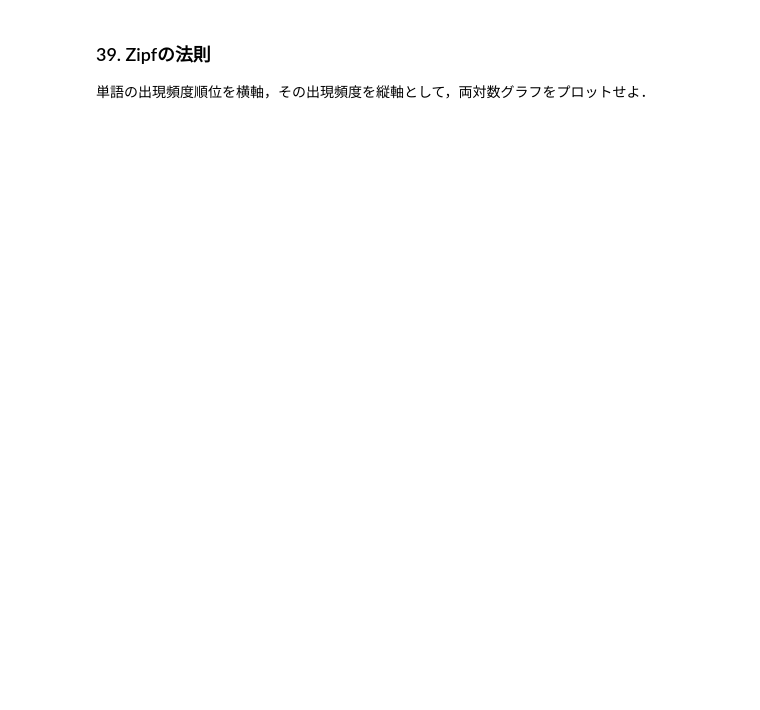
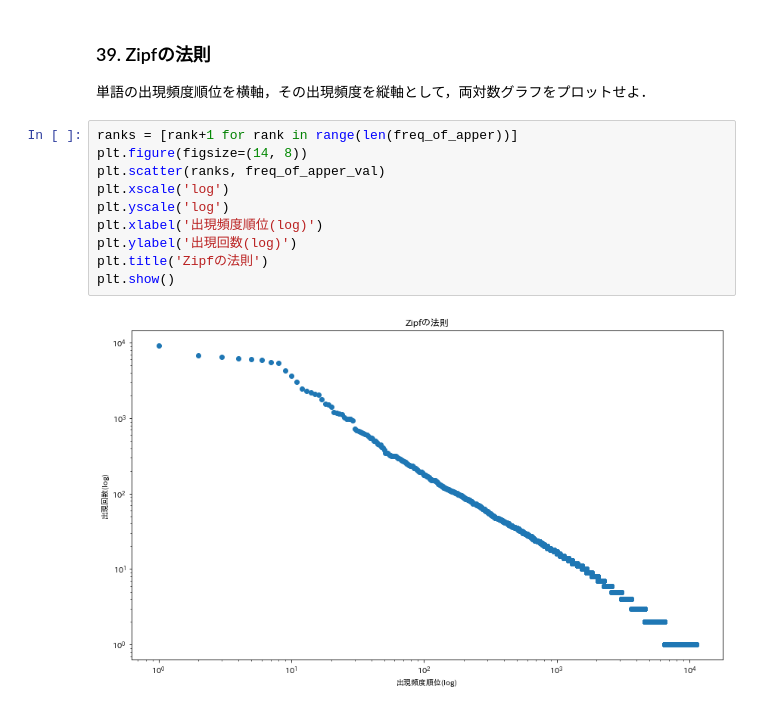
Before and after one commit to 223mle/NLP-100knocks, a Jupyter notebook: ch04.ipynb, the cells around one changed output. Drawn from its saved outputs; the diff is of its cells as text; blank space fills up the shorter version.

```diff
--- a/ch04.ipynb
+++ b/ch04.ipynb
@@ -37,3 +276,15 @@ print('Hello Google Colab')
 # %% [markdown]
 ### 39. Zipfの法則
 単語の出現頻度順位を横軸，その出現頻度を縦軸として，両対数グラフをプロットせよ．
+# %%
+ranks = [rank+1 for rank in range(len(freq_of_apper))]
+plt.figure(figsize=(14, 8))
+plt.scatter(ranks, freq_of_apper_val)
+plt.xscale('log')
+plt.yscale('log')
+plt.xlabel('出現頻度順位(log)')
+plt.ylabel('出現回数(log)')
+plt.title('Zipfの法則')
+plt.show()
+# %% [output]
+[figure, added]
```
Also changed, not shown: parts of 16 cells of this notebook.
